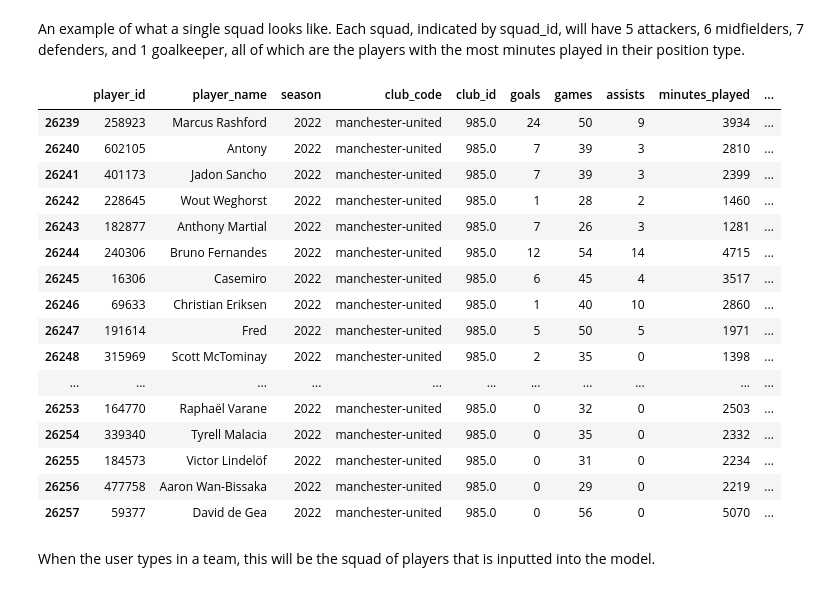
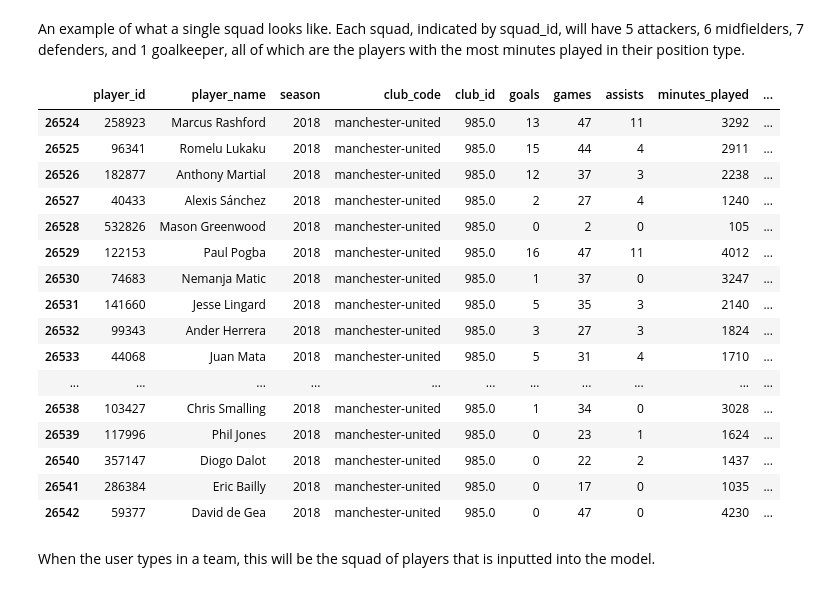
Before and after one commit to elliottscott774/ManchesterUtd-Potential-Transfer-Analysis, a Jupyter notebook: process_data.ipynb, the cells around one changed output. Cells and saved outputs as stored; diff of their text form; code cells hidden in the pictures.

```diff
--- a/process_data.ipynb
+++ b/process_data.ipynb
@@ -466,11 +462,14 @@ position_criteria = {
     'Goalkeeper': 1
 }
 
-# Function to filter top players based on games played
+# Function to filter top players based on games played and tie-breaker criteria
 def filter_top_players(group):
     filtered_group = pd.DataFrame()
     for position, top_n in position_criteria.items():
-        filtered_group = pd.concat([filtered_group, group[group['position'] == position].nlargest(top_n, 'minutes_played')])
+        # Sort by minutes played, then by goals + assists + clean sheets for tie-breaking
+        sorted_group = group[group['position'] == position].sort_values(by=['minutes_played', 'goals', 'assists', 'clean_sheet'], ascending=[False, False, False, False])
+        # Use head to get the top_n players after sorting
+        filtered_group = pd.concat([filtered_group, sorted_group.head(top_n)])
     return filtered_group
 
 # Apply the function to each squad
@@ -478,25 +477,25 @@ top_players_per_squad = squads_df.groupby('squad_id').apply(filter_top_players).
 # %% [markdown]
 An example of what a single squad looks like. Each squad, indicated by squad_id, will have 5 attackers, 6 midfielders, 7 defenders, and 1 goalkeeper, all of which are the players with the most minutes played in their position type.
 # %%
-top_players_per_squad[(top_players_per_squad['club_code'] == 'manchester-united') & (top_players_per_squad['season'] == 2022)]
+top_players_per_squad[(top_players_per_squad['club_code'] == 'manchester-united') & (top_players_per_squad['season'] == 2018)]
 # %% [output]
 |  | player_id | player_name | season | club_code | club_id | goals | games | assists | minutes_played | ... |
-| 26239 | 258923 | Marcus Rashford | 2022 | manchester-united | 985.0 | 24 | 50 | 9 | 3934 | ... |
-| 26240 | 602105 | Antony | 2022 | manchester-united | 985.0 | 7 | 39 | 3 | 2810 | ... |
-| 26241 | 401173 | Jadon Sancho | 2022 | manchester-united | 985.0 | 7 | 39 | 3 | 2399 | ... |
-| 26242 | 228645 | Wout Weghorst | 2022 | manchester-united | 985.0 | 1 | 28 | 2 | 1460 | ... |
-| 26243 | 182877 | Anthony Martial | 2022 | manchester-united | 985.0 | 7 | 26 | 3 | 1281 | ... |
-| 26244 | 240306 | Bruno Fernandes | 2022 | manchester-united | 985.0 | 12 | 54 | 14 | 4715 | ... |
-| 26245 | 16306 | Casemiro | 2022 | manchester-united | 985.0 | 6 | 45 | 4 | 3517 | ... |
-| 26246 | 69633 | Christian Eriksen | 2022 | manchester-united | 985.0 | 1 | 40 | 10 | 2860 | ... |
-| 26247 | 191614 | Fred | 2022 | manchester-united | 985.0 | 5 | 50 | 5 | 1971 | ... |
-| 26248 | 315969 | Scott McTominay | 2022 | manchester-united | 985.0 | 2 | 35 | 0 | 1398 | ... |
+| 26524 | 258923 | Marcus Rashford | 2018 | manchester-united | 985.0 | 13 | 47 | 11 | 3292 | ... |
+| 26525 | 96341 | Romelu Lukaku | 2018 | manchester-united | 985.0 | 15 | 44 | 4 | 2911 | ... |
+| 26526 | 182877 | Anthony Martial | 2018 | manchester-united | 985.0 | 12 | 37 | 3 | 2238 | ... |
+| 26527 | 40433 | Alexis Sánchez | 2018 | manchester-united | 985.0 | 2 | 27 | 4 | 1240 | ... |
+| 26528 | 532826 | Mason Greenwood | 2018 | manchester-united | 985.0 | 0 | 2 | 0 | 105 | ... |
+| 26529 | 122153 | Paul Pogba | 2018 | manchester-united | 985.0 | 16 | 47 | 11 | 4012 | ... |
+| 26530 | 74683 | Nemanja Matic | 2018 | manchester-united | 985.0 | 1 | 37 | 0 | 3247 | ... |
+| 26531 | 141660 | Jesse Lingard | 2018 | manchester-united | 985.0 | 5 | 35 | 3 | 2140 | ... |
+| 26532 | 99343 | Ander Herrera | 2018 | manchester-united | 985.0 | 3 | 27 | 3 | 1824 | ... |
+| 26533 | 44068 | Juan Mata | 2018 | manchester-united | 985.0 | 5 | 31 | 4 | 1710 | ... |
 | ... | ... | ... | ... | ... | ... | ... | ... | ... | ... | ... |
-| 26253 | 164770 | Raphaël Varane | 2022 | manchester-united | 985.0 | 0 | 32 | 0 | 2503 | ... |
-| 26254 | 339340 | Tyrell Malacia | 2022 | manchester-united | 985.0 | 0 | 35 | 0 | 2332 | ... |
-| 26255 | 184573 | Victor Lindelöf | 2022 | manchester-united | 985.0 | 0 | 31 | 0 | 2234 | ... |
-| 26256 | 477758 | Aaron Wan-Bissaka | 2022 | manchester-united | 985.0 | 0 | 29 | 0 | 2219 | ... |
-| 26257 | 59377 | David de Gea | 2022 | manchester-united | 985.0 | 0 | 56 | 0 | 5070 | ... |
+| 26538 | 103427 | Chris Smalling | 2018 | manchester-united | 985.0 | 1 | 34 | 0 | 3028 | ... |
+| 26539 | 117996 | Phil Jones | 2018 | manchester-united | 985.0 | 0 | 23 | 1 | 1624 | ... |
+| 26540 | 357147 | Diogo Dalot | 2018 | manchester-united | 985.0 | 0 | 22 | 2 | 1437 | ... |
+| 26541 | 286384 | Eric Bailly | 2018 | manchester-united | 985.0 | 0 | 17 | 0 | 1035 | ... |
+| 26542 | 59377 | David de Gea | 2018 | manchester-united | 985.0 | 0 | 47 | 0 | 4230 | ... |
 # %% [markdown]
 When the user types in a team, this will be the squad of players that is inputted into the model.
 # %%
```
Also changed, not shown: parts of 10 cells of this notebook, 5 other files.
